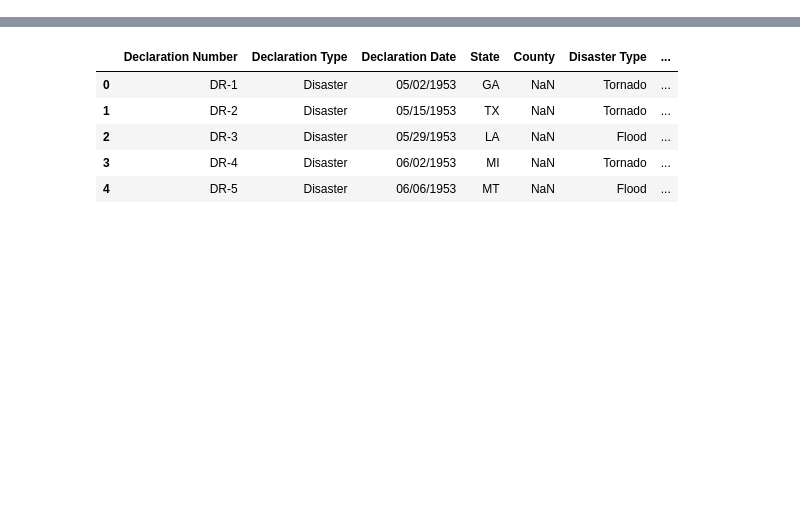
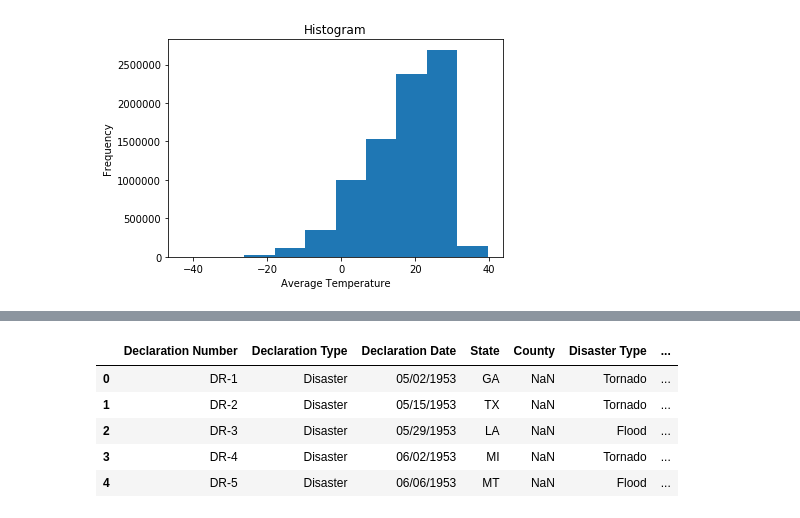
Before and after one commit to karahahn/Springboard_Capstone1, a Jupyter notebook: Exploring the Data.ipynb, the cells around one changed output, grey strips where cells are left out. Saved outputs shown, nothing was run; the diff lists cells and outputs as text; code cells hidden in the pictures; blank space fills up the shorter version.

```diff
--- a/Exploring the Data.ipynb
+++ b/Exploring the Data.ipynb
@@ -13,0 +28,8 @@ temp.head()
+# %%
+_ = plt.hist(temperatures)
+_ = plt.xlabel('Average Temperature')
+_ = plt.ylabel('Frequency')
+_ = plt.title('Histogram')
+plt.show()
+# %% [output]
+[figure, added]
```
Also changed, not shown: parts of 22 cells of this notebook.
